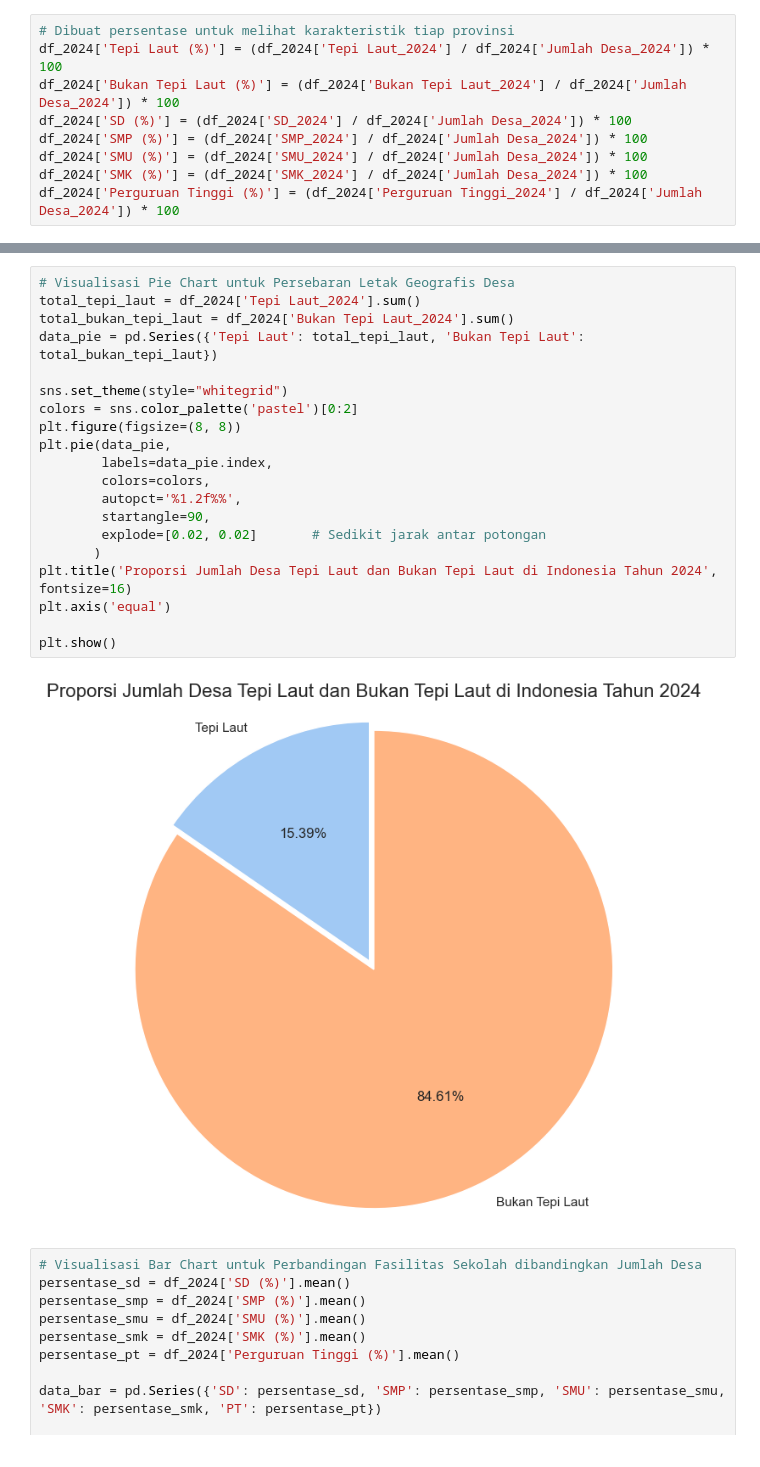
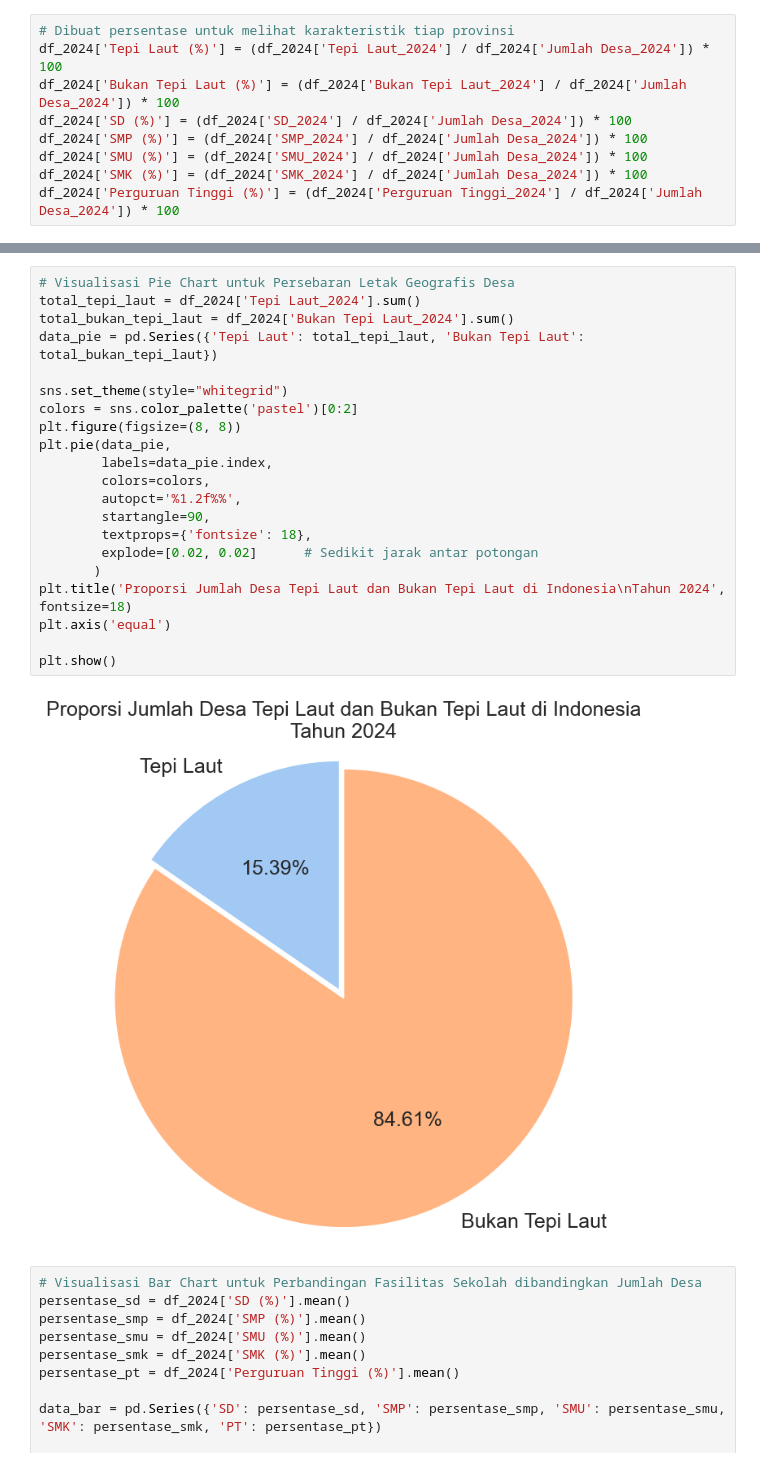
Before and after one commit to naufaldahafizh/potensi-desa-2024, a Jupyter notebook: tahap_2-analisis_potensi_desa_2024.ipynb, the cells around one changed output, grey strips where cells are left out. Saved outputs shown, nothing was run; the diff lists cells and outputs as text.

```diff
--- a/tahap_2-analisis_potensi_desa_2024.ipynb
+++ b/tahap_2-analisis_potensi_desa_2024.ipynb
@@ -172,25 +172,26 @@ df_2024.round(2)
 # %%
 # Visualisasi Pie Chart untuk Persebaran Letak Geografis Desa
 total_tepi_laut = df_2024['Tepi Laut_2024'].sum()
 total_bukan_tepi_laut = df_2024['Bukan Tepi Laut_2024'].sum()
 data_pie = pd.Series({'Tepi Laut': total_tepi_laut, 'Bukan Tepi Laut': total_bukan_tepi_laut})
 
 sns.set_theme(style="whitegrid")
 colors = sns.color_palette('pastel')[0:2]
 plt.figure(figsize=(8, 8))
 plt.pie(data_pie,
         labels=data_pie.index,
         colors=colors,
         autopct='%1.2f%%',
         startangle=90,
-        explode=[0.02, 0.02]       # Sedikit jarak antar potongan
+        textprops={'fontsize': 18},
+        explode=[0.02, 0.02]      # Sedikit jarak antar potongan
        )
-plt.title('Proporsi Jumlah Desa Tepi Laut dan Bukan Tepi Laut di Indonesia Tahun 2024', fontsize=16)
+plt.title('Proporsi Jumlah Desa Tepi Laut dan Bukan Tepi Laut di Indonesia\nTahun 2024', fontsize=18)
 plt.axis('equal')
 
 plt.show()
 # %% [output]
-[figure, old version]
+[figure, new version]
 # %%
 # Visualisasi Bar Chart untuk Perbandingan Fasilitas Sekolah dibandingkan Jumlah Desa
 persentase_sd = df_2024['SD (%)'].mean()
```
Also changed, not shown: parts of 10 cells of this notebook, 7 other files.
